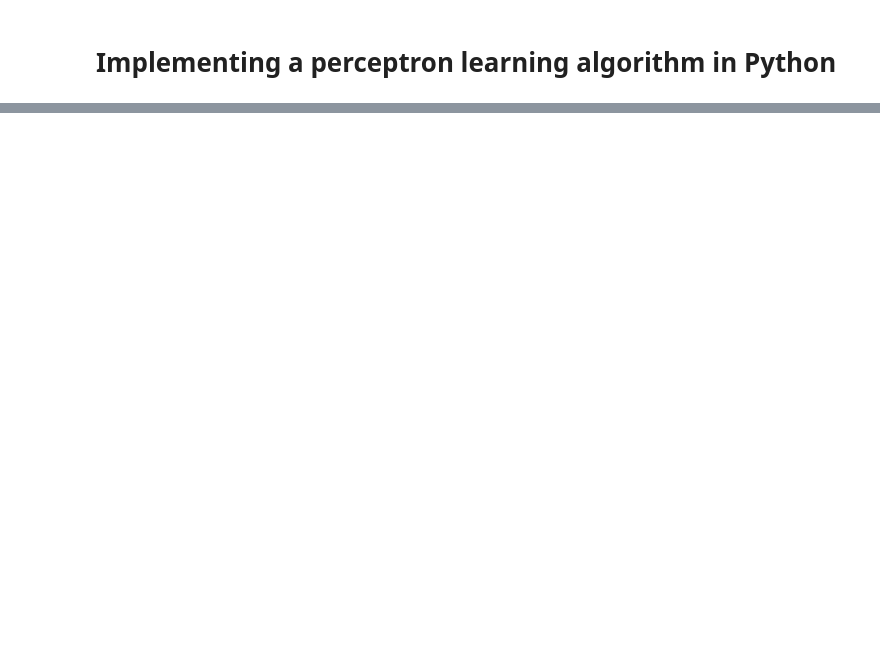
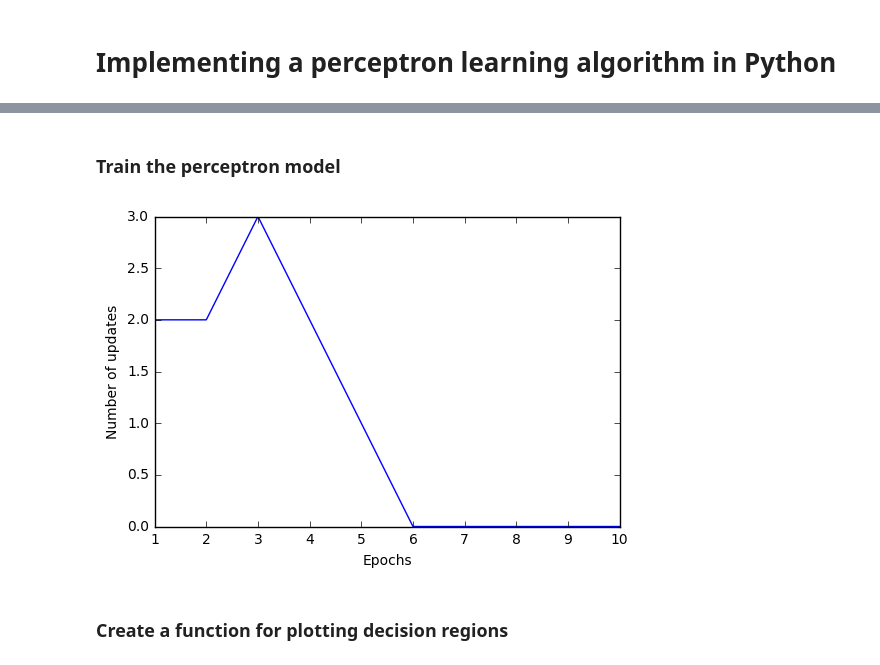
Before and after one commit to stellaxux/machine-learning-in-python, a Jupyter notebook: ch2/Implement perceptron algorithm.ipynb, the cells around one changed output, grey strips where cells are left out. Cells and saved outputs as stored; diff of their text form; code cells hidden in the pictures; blank space fills up the shorter version.

Commit message:
implement perceptron

```diff
--- a/ch2/Implement perceptron algorithm.ipynb
+++ b/ch2/Implement perceptron algorithm.ipynb
@@ -6,6 +6,7 @@ import numpy as np
 # Take an objected-oriented approach to define the perceptron interface as a Python Class
 # It has a fit method a predict method
 # Add an underscore to attributes that are not being created upon the initialization of the object but by calling the object's other methods
+# In practice, samples need to be shuffled at each epoch, which will be implemented in the AdalineSGD
 class Perceptron(object):
     """Perceptron classifier.
 
@@ -65,4 +66,4 @@ class Perceptron(object):
 
     def predict(self, X):
         """Return class label after unit step"""
-        return np.where(self.net_input[X] >= 0.0, 1, -1)
+        return np.where(self.net_input(X) >= 0.0, 1, -1)
@@ -68,0 +109,16 @@ class Perceptron(object):
+# %% [markdown]
+### Train the perceptron model
+# %%
+# Create a perceptron classifer object and train the classifier with iris data
+ppn = Perceptron(eta=0.1, n_iter=10)
+ppn.fit(X, y)
+
+# plot the error for each epoch to check for convergence
+plt.plot(range(1, len(ppn.errors_)+1), ppn.errors_)
+plt.xlabel('Epochs')
+plt.ylabel('Number of updates')
+plt.show()
+# %% [output]
+[figure, added]
+# %% [markdown]
+### Create a function for plotting decision regions
```
Also changed, not shown: parts of 6 cells of this notebook.
